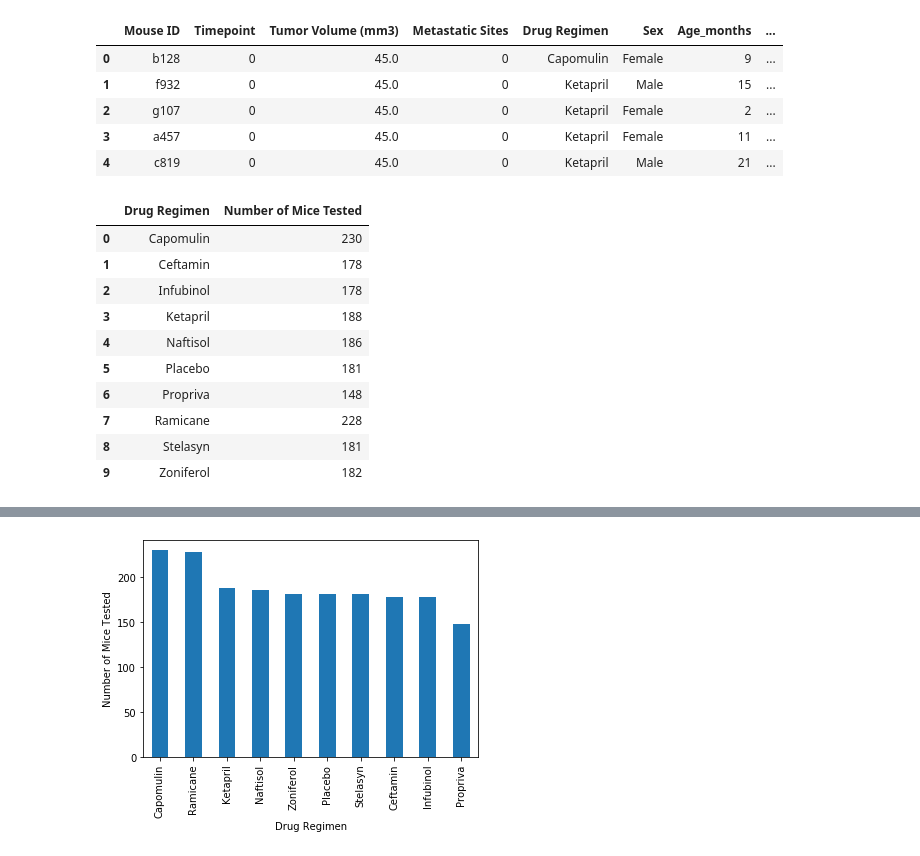
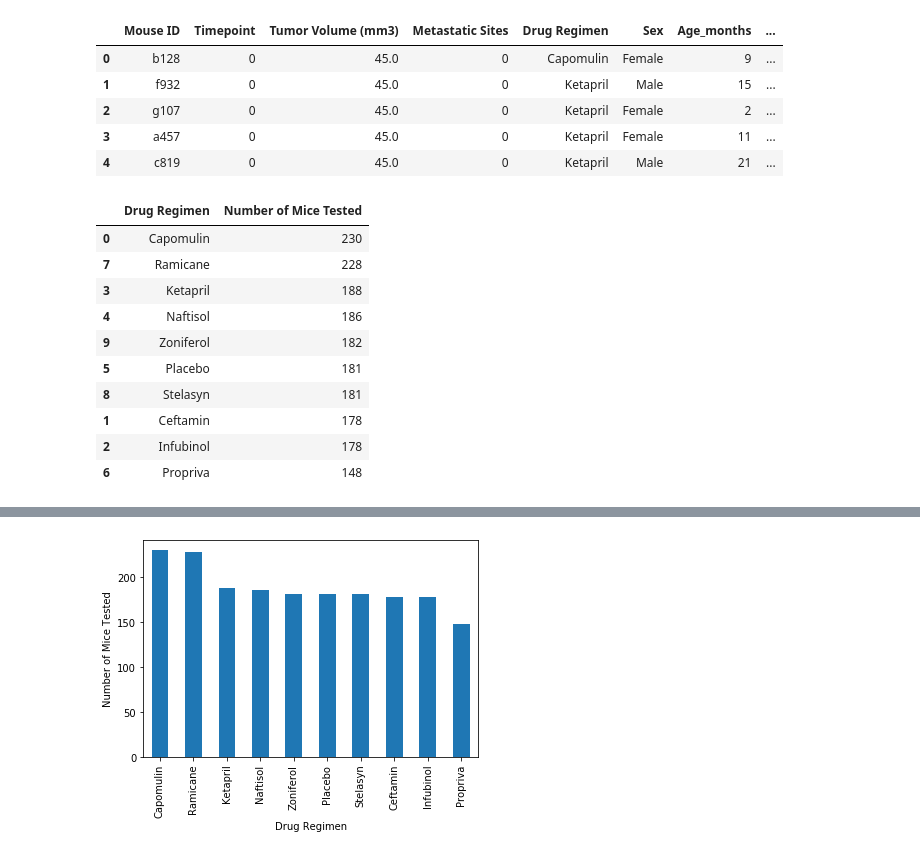
Before and after one commit to joelpangilinan/matplotlib-challenge, a Jupyter notebook: pymaceuticals_starter-Copy1.ipynb, the cells around one changed output, grey strips where cells are left out. Cells and saved outputs as stored; diff of their text form; code cells hidden in the pictures.

Commit message:
working on bar chart

```diff
--- a/pymaceuticals_starter-Copy1.ipynb
+++ b/pymaceuticals_starter-Copy1.ipynb
@@ -281,18 +281,19 @@ clean_combined_data_df.head()
 # %%
 # Create the dataframe for the bar chart
 bar_chart_df = pd.DataFrame(clean_combined_data_df.groupby("Drug Regimen")["Mouse ID"].count())
 bar_chart_df = bar_chart_df.reset_index()
 bar_chart_df = bar_chart_df.rename(columns={"Mouse ID":"Number of Mice Tested"})
+bar_chart_df = bar_chart_df.sort_values("Number of Mice Tested", ascending=False)
 bar_chart_df
 # %% [output]
 |  | Drug Regimen | Number of Mice Tested |
 | 0 | Capomulin | 230 |
+| 7 | Ramicane | 228 |
+| 3 | Ketapril | 188 |
+| 4 | Naftisol | 186 |
+| 9 | Zoniferol | 182 |
+| 5 | Placebo | 181 |
+| 8 | Stelasyn | 181 |
 | 1 | Ceftamin | 178 |
 | 2 | Infubinol | 178 |
-| 3 | Ketapril | 188 |
-| 4 | Naftisol | 186 |
-| 5 | Placebo | 181 |
 | 6 | Propriva | 148 |
-| 7 | Ramicane | 228 |
-| 8 | Stelasyn | 181 |
-| 9 | Zoniferol | 182 |
```
Also changed, not shown: parts of 5 cells of this notebook.
